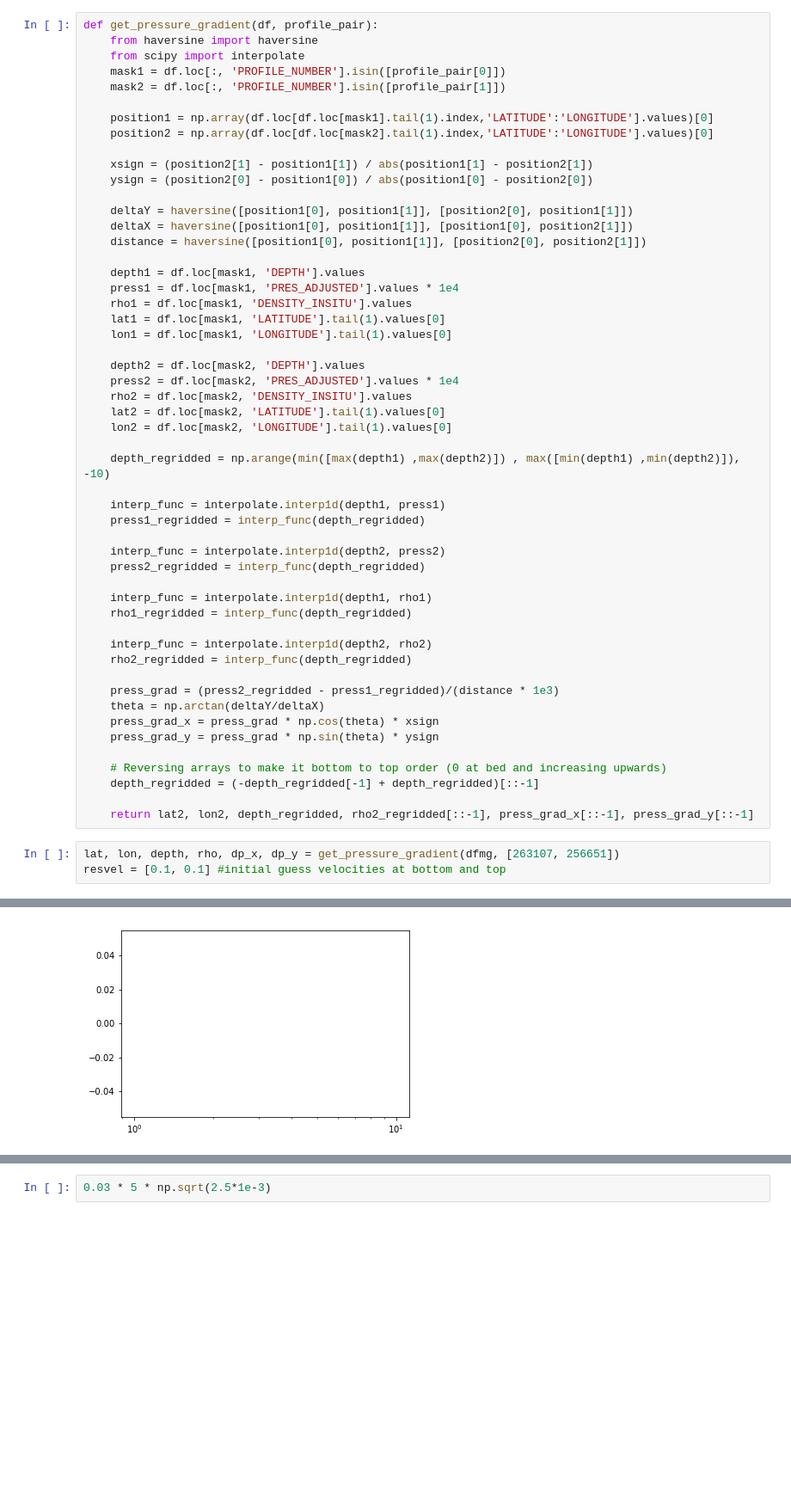
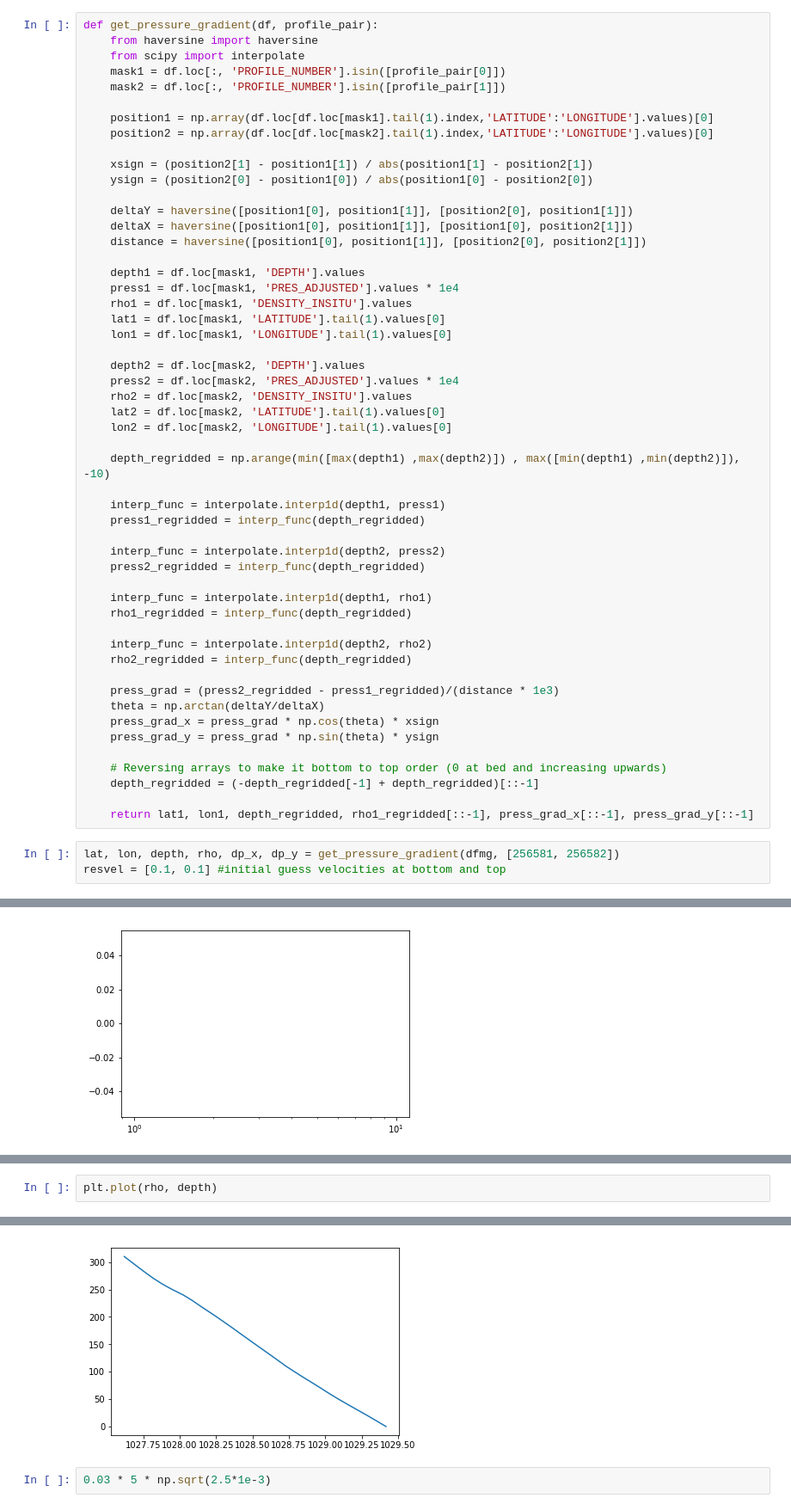
Before and after one commit to adityarn/antarctic_margins_MEOP, a Jupyter notebook: MEOP_ExtractDataForTurbulenceModel.ipynb, the cells around one changed output, grey strips where cells are left out. Shown at 86% size. Cells and saved outputs as stored; diff of their text form; blank space fills up the shorter version.

```diff
--- a/MEOP_ExtractDataForTurbulenceModel.ipynb
+++ b/MEOP_ExtractDataForTurbulenceModel.ipynb
@@ -361,7 +389,7 @@ def get_pressure_gradient(df, profile_pair):
     # Reversing arrays to make it bottom to top order (0 at bed and increasing upwards)
     depth_regridded = (-depth_regridded[-1] + depth_regridded)[::-1]
 
-    return lat2, lon2, depth_regridded, rho2_regridded[::-1], press_grad_x[::-1], press_grad_y[::-1]
+    return lat1, lon1, depth_regridded, rho1_regridded[::-1], press_grad_x[::-1], press_grad_y[::-1]
 # %%
-lat, lon, depth, rho, dp_x, dp_y = get_pressure_gradient(dfmg, [263107, 256651])
+lat, lon, depth, rho, dp_x, dp_y = get_pressure_gradient(dfmg, [256581, 256582])
 resvel = [0.1, 0.1] #initial guess velocities at bottom and top
@@ -439,0 +484,3 @@ Model.ustar[-1]
+# %%
+plt.plot(rho, depth)
+# %% [output]
@@ -440,3 +488,4 @@ Model.ustar[-1]
+[figure, added]
 # %%
 0.03 * 5 * np.sqrt(2.5*1e-3)
 # %% [output]
```
Also changed, not shown: parts of 21 cells of this notebook, 2 other files.
